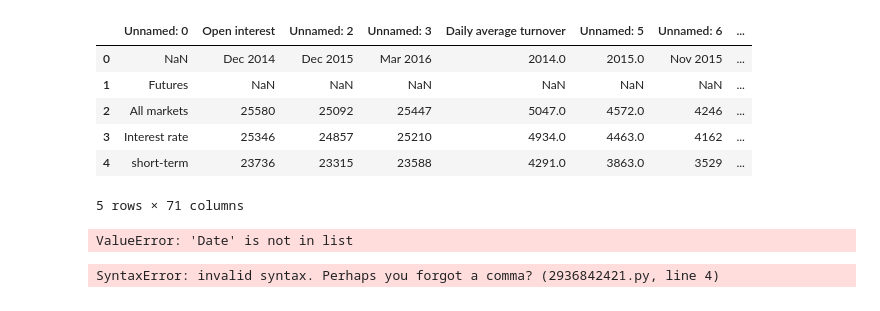
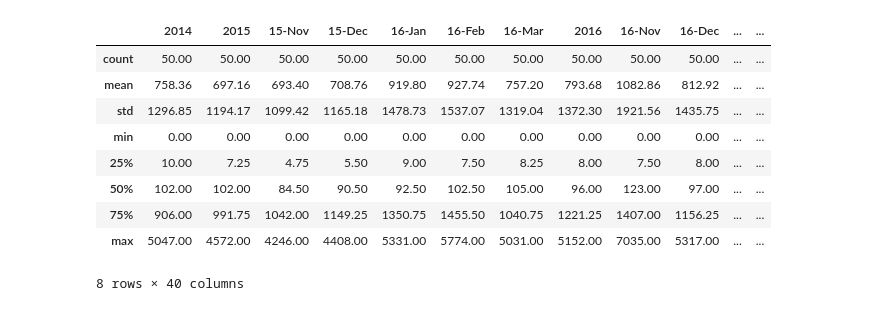
Before and after one commit to 0xdavidordonez/Project_1, a Jupyter notebook: data_cleaning.ipynb, the cells around one changed output. Cells and saved outputs as stored; diff of their text form; code cells hidden in the pictures.

```diff
--- a/data_cleaning.ipynb
+++ b/data_cleaning.ipynb
@@ -22,35 +25,0 @@ mainEXG_df.head()
-# %%
-# Read CSV and set the header
-mainEXG = pd.read_csv(Main_exchanges_futures)
-mainEXG.head()
-# %% [output]
-|  | Unnamed: 0 | Open interest | Unnamed: 2 | Unnamed: 3 | Daily average turnover | Unnamed: 5 | Unnamed: 6 | ... |
-| 0 | NaN | Dec 2014 | Dec 2015 | Mar 2016 | 2014.0 | 2015.0 | Nov 2015 | ... |
-| 1 | Futures | NaN | NaN | NaN | NaN | NaN | NaN | ... |
-| 2 | All markets | 25580 | 25092 | 25447 | 5047.0 | 4572.0 | 4246 | ... |
-| 3 | Interest rate | 25346 | 24857 | 25210 | 4934.0 | 4463.0 | 4162 | ... |
-| 4 | short-term | 23736 | 23315 | 23588 | 4291.0 | 3863.0 | 3529 | ... |
-5 rows × 71 columns
-# %%
-# Read CSV and set formatted `Date` column as index
-sp500_df = pd.read_csv(
-    Main_exchanges_futures, index_col="Date", infer_datetime_format=True, parse_dates=True
-)
-mainEXG_df.head()
-# %% [output]
-ValueError: 'Date' is not in list
-# %%
-# Read in another CSV
-amd_csv_path = Path("Resources/OTC foreign exchange instruments, by currency.csv")
-amd_df = pd.read_csv(
-    OTC foreign exchange instruments, by currency, index_col="Date", infer_datetime_format=True, parse_dates=True
-)
-
-# Use the `concat` function to combine the two DataFrames by matching indexes (or in this case `Month`)
-combined_df = pd.concat([amd_df, sp500_df], axis="columns", join="inner")
-
-# Rename columns
-combined_df.columns = ['AMD', 'SP500']
-combined_df.head()
-# %% [output]
-SyntaxError: invalid syntax. Perhaps you forgot a comma? (2936842421.py, line 4)
@@ -74,0 +26,17 @@ cumulative_portfolio_returns.plot()
+# %%
+# Use the describe() method to obtain a statistical summary about the data
+# Over the specified time period, the average adjusted close price for Amazon stock was $120.07
+# The maximum adjusted close price was $186.57
+# The maximum volume of shares traded on one day were 311,346,000
+mainEXG_df.describe().round(2)
+# %% [output]
+|  | 2014 | 2015 | 15-Nov | 15-Dec | 16-Jan | 16-Feb | 16-Mar | 2016 | 16-Nov | 16-Dec | ... | ... |
+| count | 50.00 | 50.00 | 50.00 | 50.00 | 50.00 | 50.00 | 50.00 | 50.00 | 50.00 | 50.00 | ... | ... |
+| mean | 758.36 | 697.16 | 693.40 | 708.76 | 919.80 | 927.74 | 757.20 | 793.68 | 1082.86 | 812.92 | ... | ... |
+| std | 1296.85 | 1194.17 | 1099.42 | 1165.18 | 1478.73 | 1537.07 | 1319.04 | 1372.30 | 1921.56 | 1435.75 | ... | ... |
+| min | 0.00 | 0.00 | 0.00 | 0.00 | 0.00 | 0.00 | 0.00 | 0.00 | 0.00 | 0.00 | ... | ... |
+| 25% | 10.00 | 7.25 | 4.75 | 5.50 | 9.00 | 7.50 | 8.25 | 8.00 | 7.50 | 8.00 | ... | ... |
+| 50% | 102.00 | 102.00 | 84.50 | 90.50 | 92.50 | 102.50 | 105.00 | 96.00 | 123.00 | 97.00 | ... | ... |
+| 75% | 906.00 | 991.75 | 1042.00 | 1149.25 | 1350.75 | 1455.50 | 1040.75 | 1221.25 | 1407.00 | 1156.25 | ... | ... |
+| max | 5047.00 | 4572.00 | 4246.00 | 4408.00 | 5331.00 | 5774.00 | 5031.00 | 5152.00 | 7035.00 | 5317.00 | ... | ... |
+8 rows × 40 columns
```
Also changed, not shown: parts of 12 cells of this notebook, 3 other files.
